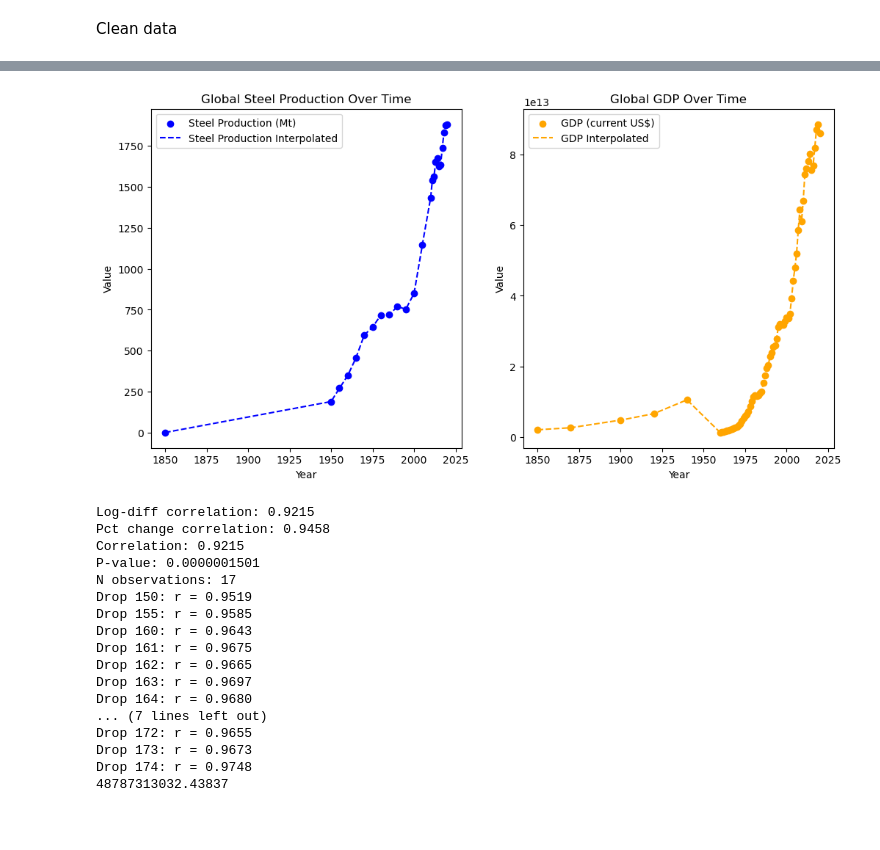
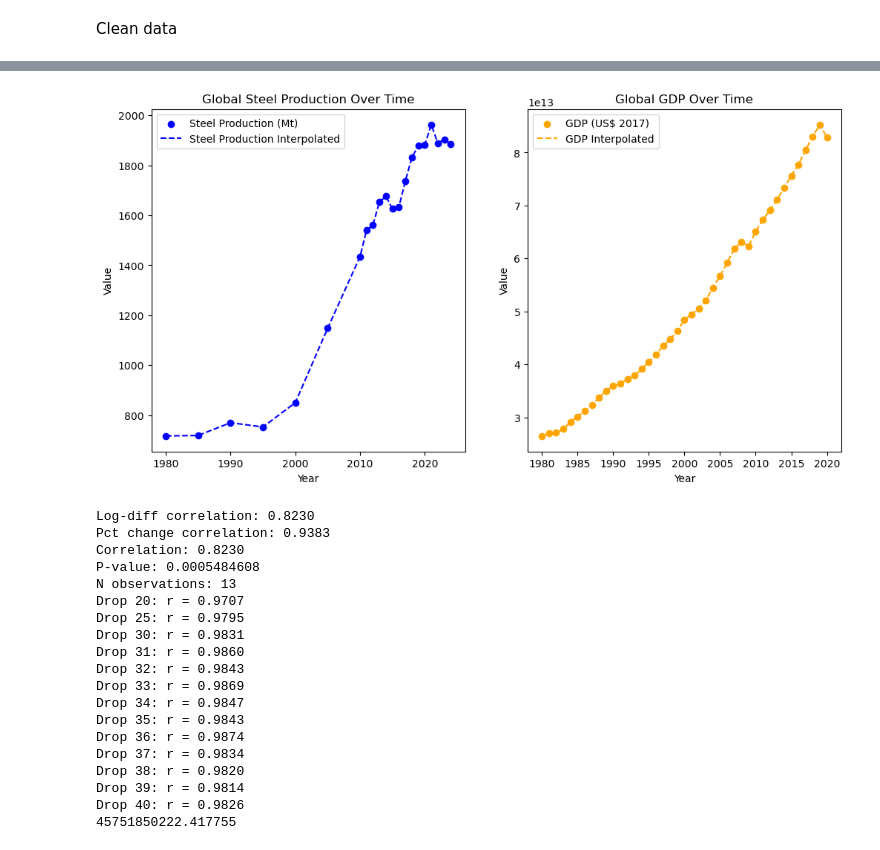
Before and after one commit to MathiasAlten/master, a Jupyter notebook: electrolysers/raw_processing/steel_gdp_regression.ipynb, the cells around one changed output, grey strips where cells are left out. Cells and saved outputs as stored; diff of their text form; code cells hidden in the pictures; blank space fills up the shorter version.

```diff
--- a/electrolysers/raw_processing/steel_gdp_regression.ipynb
+++ b/electrolysers/raw_processing/steel_gdp_regression.ipynb
@@ -162,38 +174,39 @@ print(steel_historic)
 # %%
 # Interpolate steel and GDP for missing years
 steel_historic["Steel Interpolated"] = steel_historic["Steel"].interpolate(method="linear")
-steel_historic["GDP Interpolated"] = steel_historic["GDP_current_USD"].interpolate(method="linear")
+steel_historic["GDP Interpolated"] = steel_historic["gdp"].interpolate(method="linear")
 
 # Plot steel production and GDP over time in two separate subplots, with interpolated values included
 plt.figure(figsize=(12, 6))
 plt.subplot(1, 2, 1)
 plt.scatter(steel_historic["Year"], steel_historic["Steel"], label="Steel Production (Mt)", color="blue")
 plt.plot(steel_historic["Year"], steel_historic["Steel Interpolated"], label="Steel Production Interpolated", color="blue", linestyle="--")
 plt.title("Global Steel Production Over Time")
 plt.xlabel("Year")
 plt.ylabel("Value")
 plt.legend()
 
 plt.subplot(1, 2, 2)
-plt.scatter(steel_historic["Year"], steel_historic["GDP_current_USD"], label="GDP (current US$)", color="orange")
+plt.scatter(steel_historic["Year"], steel_historic["gdp"], label="GDP (US$ 2017)", color="orange")
 plt.plot(steel_historic["Year"], steel_historic["GDP Interpolated"], label="GDP Interpolated", color="orange", linestyle="--")
 plt.title("Global GDP Over Time")
 plt.xlabel("Year")
 plt.ylabel("Value")
 plt.legend()
 plt.show()
 # %% [output]
-[figure, old version]
+[figure, new version]
 # %%
 # Log transform data to check correlation of growth rates from 1995 to 2024
 steel_historic_1995 = steel_historic[steel_historic["Year"] >= 1995].copy()
 
 # Remove Nan values before log transformation
-steel_historic_1995 = steel_historic_1995.dropna(subset=['Steel', 'GDP_current_USD'])
+steel_historic_1995 = steel_historic_1995.dropna(subset=['Steel', 'gdp'])
 
 # method 1: Calculate log-differences (log growth rates) for steel and GDP
 steel_historic_1995['steel_log_growth'] = np.log(steel_historic_1995['Steel']).diff()
-steel_historic_1995['gdp_log_growth'] = np.log(steel_historic_1995['GDP_current_USD']).diff()
+steel_historic_1995['gdp'] = steel_historic_1995['gdp'].map(float)
+steel_historic_1995['gdp_log_growth'] = np.log(steel_historic_1995['gdp']).diff()
 
 # Remove NaN values resulting from the diff() operation
 steel_historic_1995 = steel_historic_1995.dropna(subset=['steel_log_growth', 'gdp_log_growth'])
@@ -202,7 +215,7 @@ steel_historic_1995 = steel_historic_1995.dropna(subset=['steel_log_growth', 'gd
 log_growth_corr = steel_historic_1995['steel_log_growth'].corr(steel_historic_1995['gdp_log_growth'])
 
 # Method 2: pct_change (for comparison)
-pct_corr = steel_historic_1995['Steel'].pct_change().corr(steel_historic_1995['GDP_current_USD'].pct_change())
+pct_corr = steel_historic_1995['Steel'].pct_change().corr(steel_historic_1995['gdp'].pct_change())
 
 # Compare results from both methods
 print(f"Log-diff correlation: {log_growth_corr:.4f}")
@@ -222,27 +235,29 @@ for i in range(len(steel_historic_1995)):
     print(f"Drop {year}: r = {r_loo:.4f}")
 
 # Average GDP and steel production over time
-avg_gdp = steel_historic_1995["GDP_current_USD"].mean() * 1e6 # Convert from billion USD to USD
+avg_gdp = steel_historic_1995["gdp"].mean() * 1e6 # Convert from billion USD to USD
 avg_steel = steel_historic_1995["Steel"].mean() * 1e6 # Convert from Mt to tons
 
 # Find the constant average GDP per ton of steel produced
 constant_avg = avg_gdp / avg_steel
 print(constant_avg)
 # %% [output]
-Log-diff correlation: 0.9215
-Pct change correlation: 0.9458
-Correlation: 0.9215
-P-value: 0.0000001501
-N observations: 17
-Drop 150: r = 0.9519
-Drop 155: r = 0.9585
-Drop 160: r = 0.9643
-Drop 161: r = 0.9675
-Drop 162: r = 0.9665
-Drop 163: r = 0.9697
-Drop 164: r = 0.9680
-... (7 lines left out)
-Drop 172: r = 0.9655
-Drop 173: r = 0.9673
-Drop 174: r = 0.9748
-48787313032.43837
+Log-diff correlation: 0.8230
+Pct change correlation: 0.9383
+Correlation: 0.8230
+P-value: 0.0005484608
+N observations: 13
+Drop 20: r = 0.9707
+Drop 25: r = 0.9795
+Drop 30: r = 0.9831
+Drop 31: r = 0.9860
+Drop 32: r = 0.9843
+Drop 33: r = 0.9869
+Drop 34: r = 0.9847
+Drop 35: r = 0.9843
+Drop 36: r = 0.9874
+Drop 37: r = 0.9834
+Drop 38: r = 0.9820
+Drop 39: r = 0.9814
+Drop 40: r = 0.9826
+45751850222.417755
```
Also changed, not shown: parts of 7 cells of this notebook, 5 other files.
